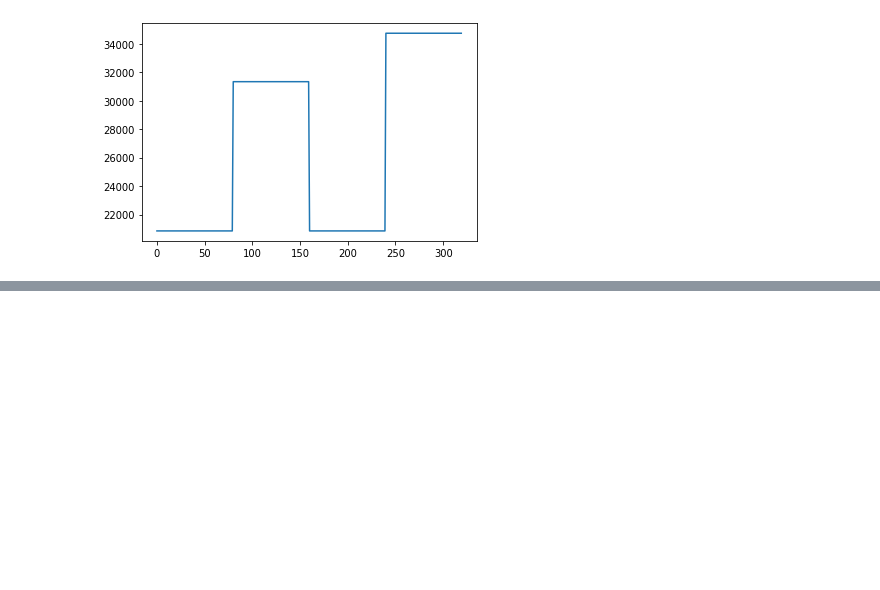
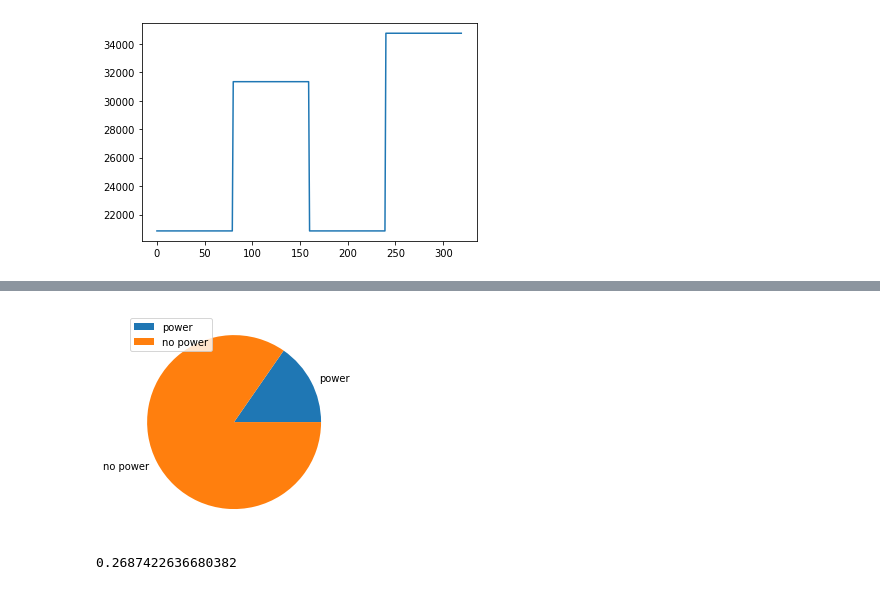
Before and after one commit to StevenLi-phoenix/powerforever, a Jupyter notebook: batteryChoiceEvaluation.ipynb, the cells around one changed output, grey strips where cells are left out. Saved outputs shown, nothing was run; the diff lists cells and outputs as text; code cells hidden in the pictures; blank space fills up the shorter version.

```diff
--- a/batteryChoiceEvaluation.ipynb
+++ b/batteryChoiceEvaluation.ipynb
@@ -166,0 +127,8 @@ if __name__ == '__main__':
+# %%
+nopowerrate = sum(year_round_status)/len(year_round_status)*100
+powerrate = 100 - nopowerrate
+plt.pie([powerrate,nopowerrate], labels=['power','no power'])
+plt.legend(loc="upper left")
+plt.show()
+# %% [output]
+[figure, added]
@@ -166,0 +173,4 @@ if __name__ == '__main__':
+# %%
+1 - (319/320)**100
+# %% [output]
+0.2687422636680382
```
Also changed, not shown: parts of 5 cells of this notebook, 10 other files.
